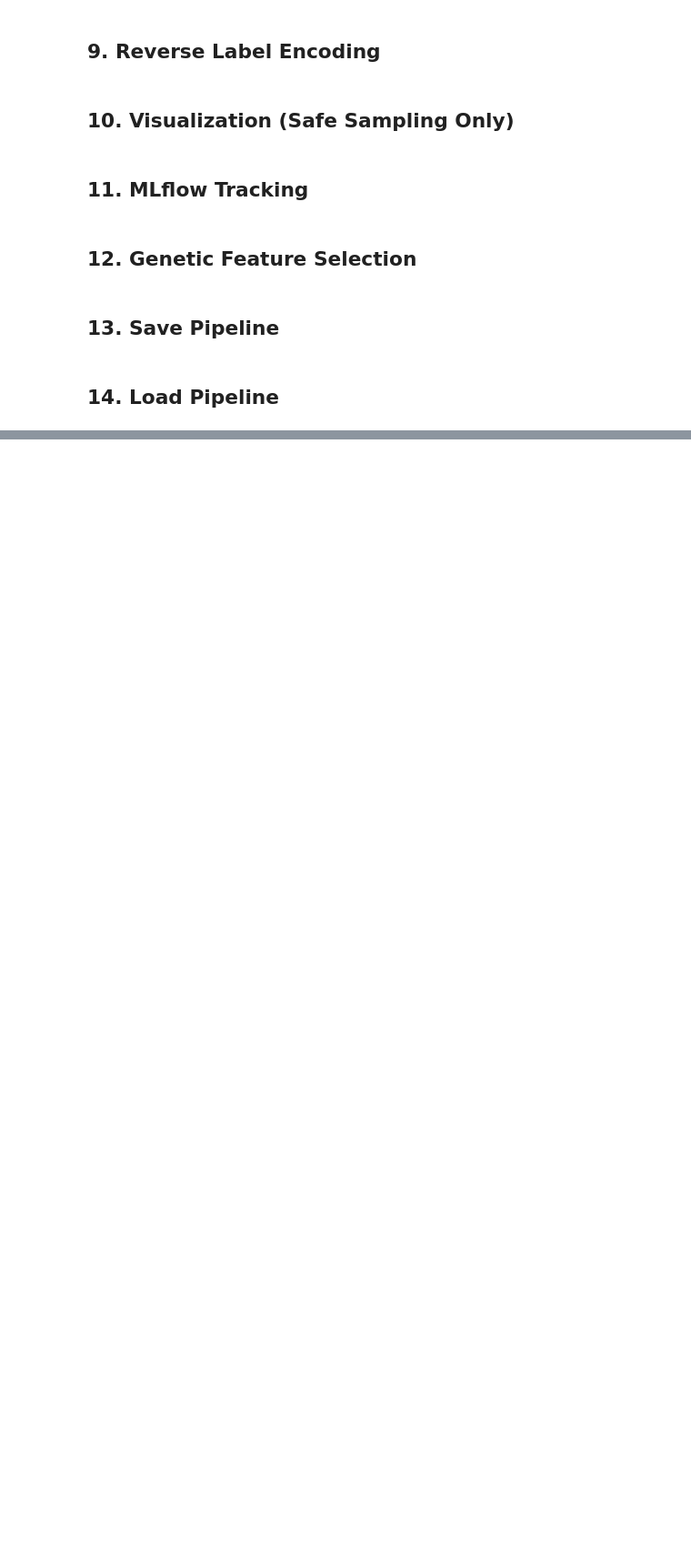
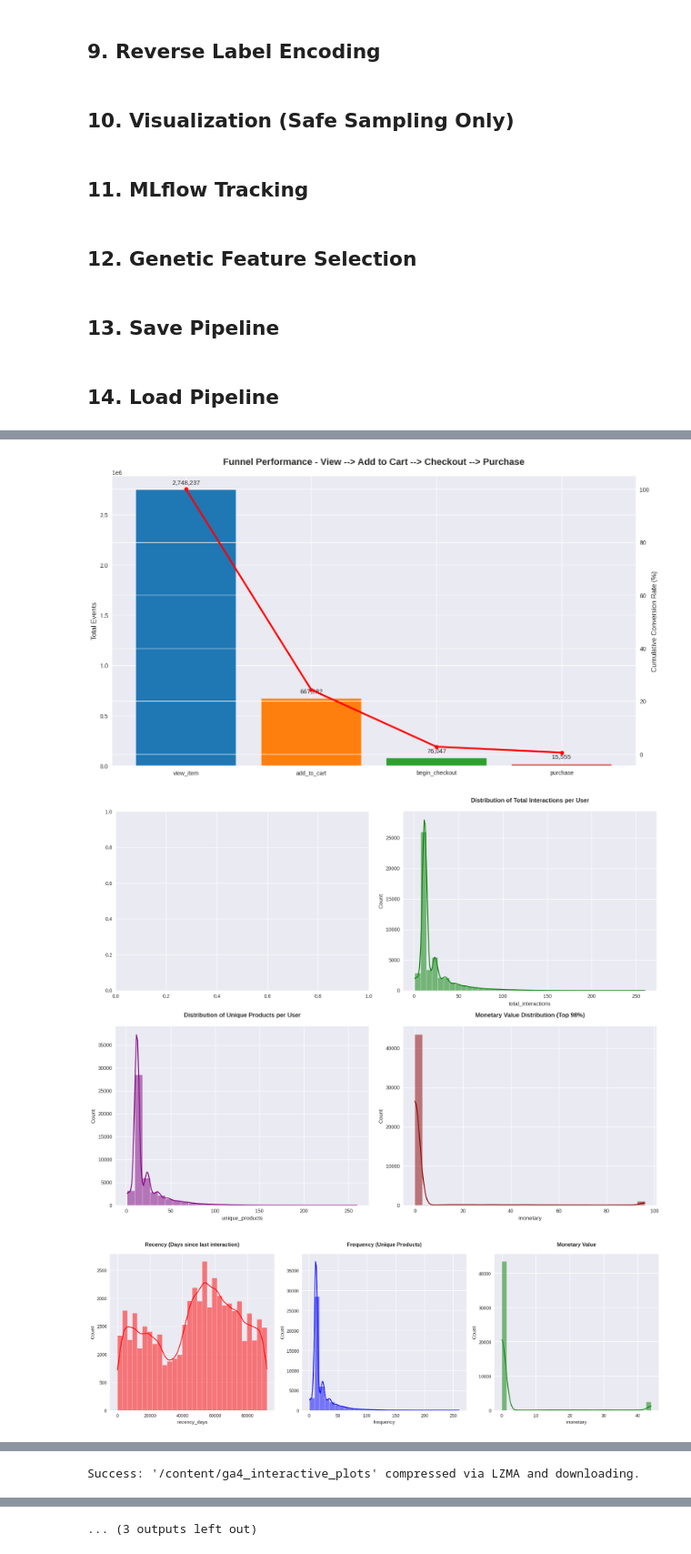
Before and after one commit to masterofray/cooprec_ml-analytics, a Jupyter notebook: notebooks/RC07_FPGrowth_Colaborative_Filtering.ipynb, the cells around one changed output, grey strips where cells are left out. Shown at 91% size. Saved outputs shown, nothing was run; the diff lists cells and outputs as text; code cells hidden in the pictures; blank space fills up the shorter version.

Commit message:
working with RC07_FPGrowth_Colaborative_Filtering

```diff
--- a/notebooks/RC07_FPGrowth_Colaborative_Filtering.ipynb
+++ b/notebooks/RC07_FPGrowth_Colaborative_Filtering.ipynb
@@ -637,0 +1246,28 @@ def load_pipeline(
+# %%
+def fix_time_features_micros(
+    conn: duckdb.DuckDBPyConnection,
+    table_name: str,
+    timestamp_col: str = "last_interaction_raw_unix_micros"
+) -> None:
+    """Fixed version of create_time_features — correctly handles microseconds"""
+    logger.info(f"\n=== Fixing Time Features (microseconds --> proper timestamp) ===")
+    query = f"""
+    CREATE OR REPLACE TABLE {table_name} AS
+    SELECT *,
+        epoch_ms({timestamp_col} // 1000) AS event_timestamp,
+        EXTRACT('hour'  FROM epoch_ms({timestamp_col} // 1000)) AS event_hour,
+        EXTRACT('day'   FROM epoch_ms({timestamp_col} // 1000)) AS event_day,
+        EXTRACT('month' FROM epoch_ms({timestamp_col} // 1000)) AS event_month,
+        EXTRACT('dow'   FROM epoch_ms({timestamp_col} // 1000)) AS event_dow,
+        EXTRACT('week'  FROM epoch_ms({timestamp_col} // 1000)) AS event_week,
+        EXTRACT('year'  FROM epoch_ms({timestamp_col} // 1000)) AS event_year,
+        CASE
+            WHEN EXTRACT('hour' FROM epoch_ms({timestamp_col} // 1000)) BETWEEN 5 AND 11 THEN 'Morning'
+            WHEN EXTRACT('hour' FROM epoch_ms({timestamp_col} // 1000)) BETWEEN 12 AND 17 THEN 'Afternoon'
+            WHEN EXTRACT('hour' FROM epoch_ms({timestamp_col} // 1000)) BETWEEN 18 AND 22 THEN 'Evening'
+            ELSE 'Night'
+        END AS event_time_of_day
+    FROM {table_name}
+    """
+    conn.execute(query)
+    logger.info("* Time features fixed and added (event_timestamp, hour, dow, time_of_day, etc.)\n")
@@ -637,0 +1410,17 @@ def load_pipeline(
+# %%
+dbpath = '/content/drive/MyDrive/Colab Notebooks/ga4_obfuscated_ecommerce.duckdb'
+
+if os.path.exists(dbpath):
+    os.remove(dbpath)
+
+MasterTrainData, final_features, connection = DataEngine_main(
+        parquet_path           ='/content/drive/MyDrive/Colab Notebooks/ga4_obfuscated_sample_ecommerce.parquet',
+        duckdb_path            = dbpath,
+        run_genetic_selection  = True,
+        generations            = 4,
+        save_artifacts         = True,
+        half_life_days         = 30.0)
+# %% [output]
+[figure, added]
+[figure, added]
+[figure, added]
@@ -637,0 +1435 @@ def load_pipeline(
+Success: '/content/ga4_interactive_plots' compressed via LZMA and downloading.
@@ -637,0 +1437 @@ def load_pipeline(
+... (3 outputs left out)
```
Also changed, not shown: parts of 47 cells of this notebook.
